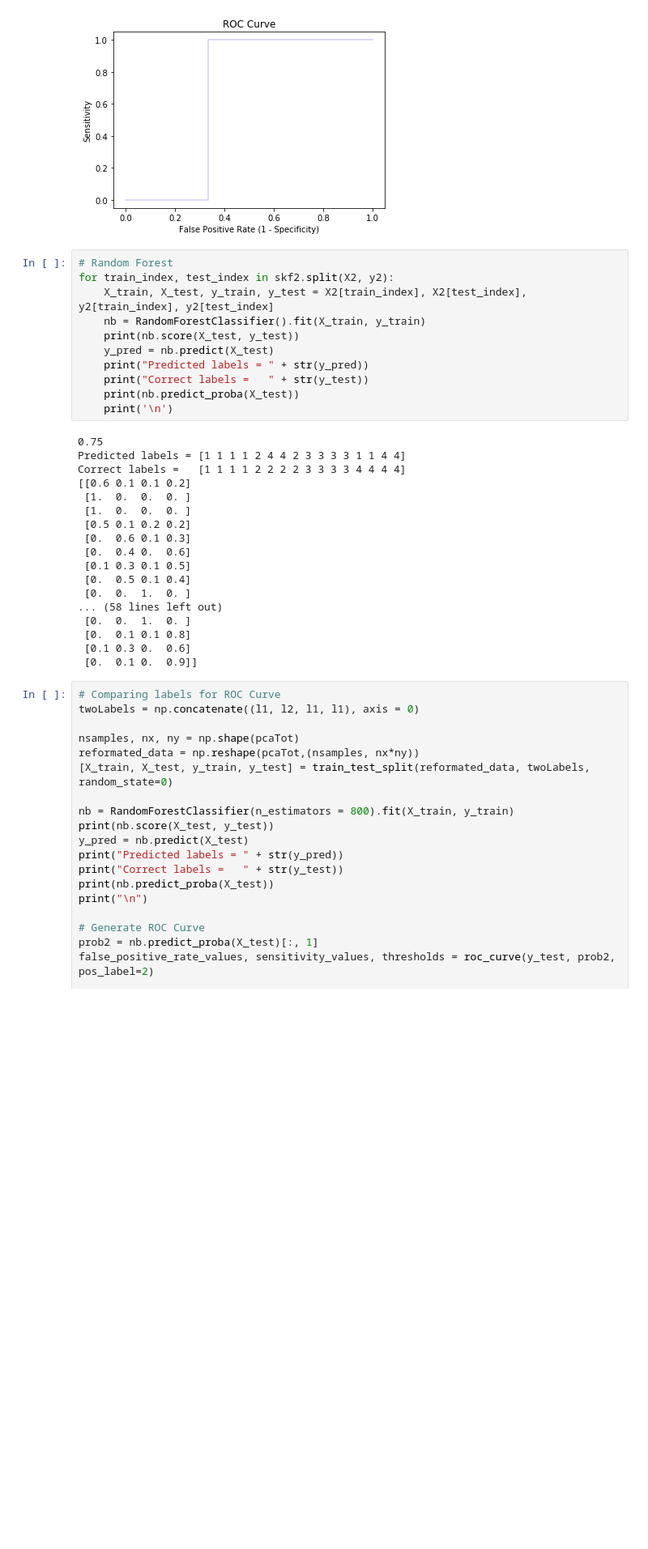
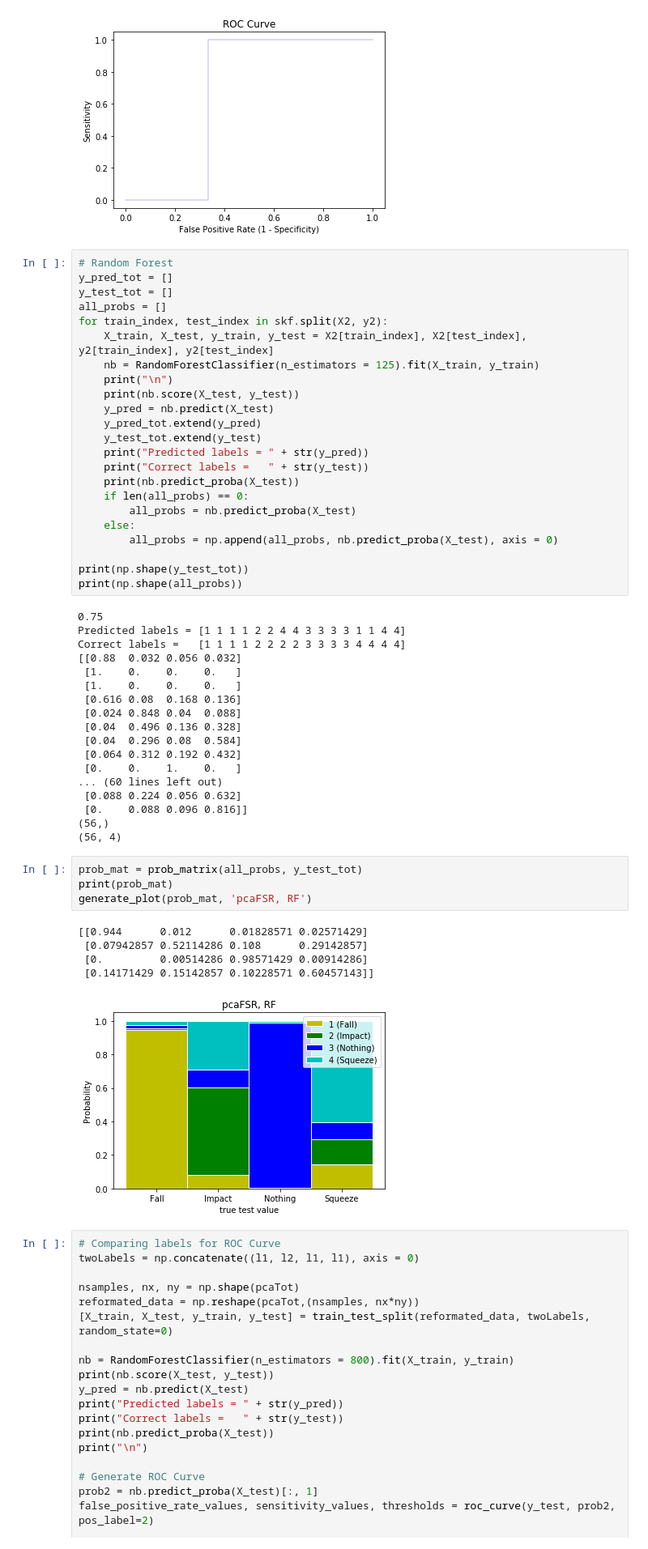
Before and after one commit to yash181/Tensegrity-HRI, a Jupyter notebook: AlbertDP.ipynb, the cells around one changed output. Shown at 81% size. Saved outputs shown, nothing was run; the diff lists cells and outputs as text; blank space fills up the shorter version.

```diff
--- a/AlbertDP.ipynb
+++ b/AlbertDP.ipynb
@@ -515,33 +638,55 @@ AUC: 0.7916666666666667
 [figure]
 # %%
 # Random Forest
-for train_index, test_index in skf2.split(X2, y2):
+y_pred_tot = []
+y_test_tot = []
+all_probs = []
+for train_index, test_index in skf.split(X2, y2):
     X_train, X_test, y_train, y_test = X2[train_index], X2[test_index], y2[train_index], y2[test_index]
-    nb = RandomForestClassifier().fit(X_train, y_train)
+    nb = RandomForestClassifier(n_estimators = 125).fit(X_train, y_train)
+    print("\n")
     print(nb.score(X_test, y_test))
     y_pred = nb.predict(X_test)
+    y_pred_tot.extend(y_pred)
+    y_test_tot.extend(y_test)
     print("Predicted labels = " + str(y_pred))
     print("Correct labels =   " + str(y_test))
     print(nb.predict_proba(X_test))
-    print('\n')
+    if len(all_probs) == 0:
+        all_probs = nb.predict_proba(X_test)
+    else:
+        all_probs = np.append(all_probs, nb.predict_proba(X_test), axis = 0)
+
+print(np.shape(y_test_tot))
+print(np.shape(all_probs))
 # %% [output]
 0.75
-Predicted labels = [1 1 1 1 2 4 4 2 3 3 3 3 1 1 4 4]
+Predicted labels = [1 1 1 1 2 2 4 4 3 3 3 3 1 1 4 4]
 Correct labels =   [1 1 1 1 2 2 2 2 3 3 3 3 4 4 4 4]
-[[0.6 0.1 0.1 0.2]
- [1.  0.  0.  0. ]
- [1.  0.  0.  0. ]
- [0.5 0.1 0.2 0.2]
- [0.  0.6 0.1 0.3]
- [0.  0.4 0.  0.6]
- [0.1 0.3 0.1 0.5]
- [0.  0.5 0.1 0.4]
- [0.  0.  1.  0. ]
-... (58 lines left out)
- [0.  0.  1.  0. ]
- [0.  0.1 0.1 0.8]
- [0.1 0.3 0.  0.6]
- [0.  0.1 0.  0.9]]
+[[0.88  0.032 0.056 0.032]
+ [1.    0.    0.    0.   ]
+ [1.    0.    0.    0.   ]
+ [0.616 0.08  0.168 0.136]
+ [0.024 0.848 0.04  0.088]
+ [0.04  0.496 0.136 0.328]
+ [0.04  0.296 0.08  0.584]
+ [0.064 0.312 0.192 0.432]
+ [0.    0.    1.    0.   ]
+... (60 lines left out)
+ [0.088 0.224 0.056 0.632]
+ [0.    0.088 0.096 0.816]]
+(56,)
+(56, 4)
+# %%
+prob_mat = prob_matrix(all_probs, y_test_tot)
+print(prob_mat)
+generate_plot(prob_mat, 'pcaFSR, RF')
+# %% [output]
+[[0.944      0.012      0.01828571 0.02571429]
+ [0.07942857 0.52114286 0.108      0.29142857]
+ [0.         0.00514286 0.98571429 0.00914286]
+ [0.14171429 0.15142857 0.10228571 0.60457143]]
+[figure, added]
 # %%
 # Comparing labels for ROC Curve
 twoLabels = np.concatenate((l1, l2, l1, l1), axis = 0)
```
Also changed, not shown: parts of 7 cells of this notebook, 2 other files.
